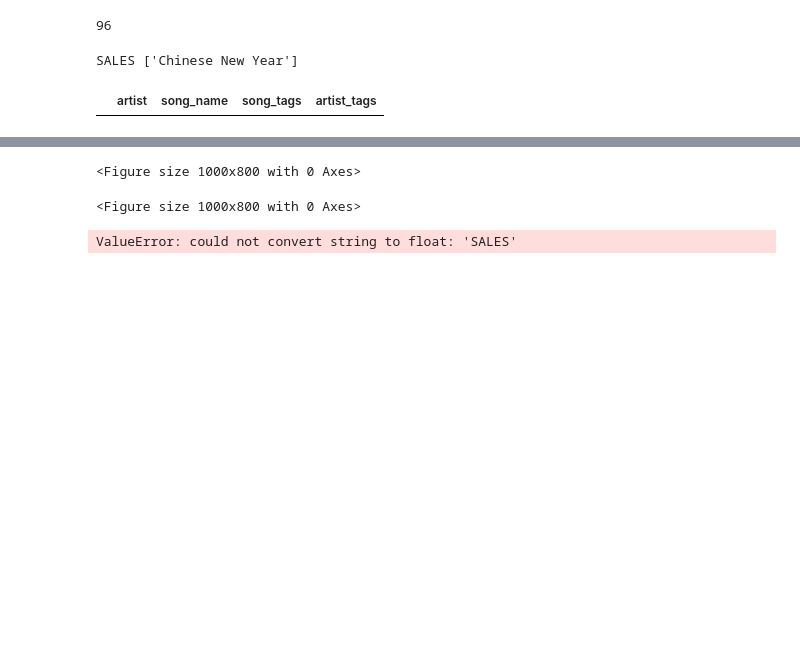
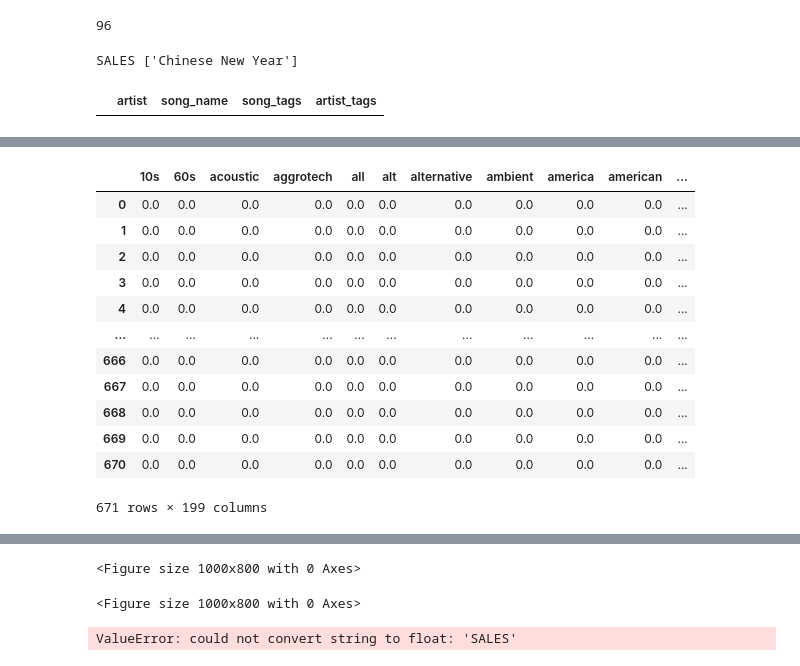
Before and after one commit to carladaza/carladaza.github.io, a Jupyter notebook: song_rec.ipynb, the cells around one changed output, grey strips where cells are left out. Cells and saved outputs as stored; diff of their text form; code cells hidden in the pictures; blank space fills up the shorter version.

```diff
--- a/song_rec.ipynb
+++ b/song_rec.ipynb
@@ -298,0 +299,2 @@ df_artist.tail()
+# %%
+cluster_artists_data = df_artist.to_dict(orient='records')
@@ -298,0 +323,35 @@ df_artist.tail()
+# %%
+# corpus = [d.values for d in cluster_artists_data]
+# vectorizer = TfidfVectorizer()
+# tfidf_matrix = vectorizer.fit_transform(corpus)
+
+# # Feature names (vocabulary)
+# print(vectorizer.get_feature_names_out())
+artists = [d['artist'] for d in cluster_artists_data]
+# tags = [d['artist_tags'].items() for d in cluster_artists_data]
+tags = [item for d in cluster_artists_data for item in d['artist_tags'].keys()]
+# all_tags = list(d.items())
+# 2. Initialize and fit TfidfVectorizer
+vectorizer = TfidfVectorizer()
+tfidf_matrix = vectorizer.fit_transform(tags)
+
+# 3. Create a DataFrame to view IDs alongside vectors
+# get_feature_names_out() retrieves the word labels for each column
+cluster_data = pd.DataFrame(tfidf_matrix.toarray(), columns=vectorizer.get_feature_names_out())
+# cluster_data.insert(0, 'artists', artists)
+# %%
+cluster_data
+# %% [output]
+|  | 10s | 60s | acoustic | aggrotech | all | alt | alternative | ambient | america | american | ... |
+| 0 | 0.0 | 0.0 | 0.0 | 0.0 | 0.0 | 0.0 | 0.0 | 0.0 | 0.0 | 0.0 | ... |
+| 1 | 0.0 | 0.0 | 0.0 | 0.0 | 0.0 | 0.0 | 0.0 | 0.0 | 0.0 | 0.0 | ... |
+| 2 | 0.0 | 0.0 | 0.0 | 0.0 | 0.0 | 0.0 | 0.0 | 0.0 | 0.0 | 0.0 | ... |
+| 3 | 0.0 | 0.0 | 0.0 | 0.0 | 0.0 | 0.0 | 0.0 | 0.0 | 0.0 | 0.0 | ... |
+| 4 | 0.0 | 0.0 | 0.0 | 0.0 | 0.0 | 0.0 | 0.0 | 0.0 | 0.0 | 0.0 | ... |
+| ... | ... | ... | ... | ... | ... | ... | ... | ... | ... | ... | ... |
+| 666 | 0.0 | 0.0 | 0.0 | 0.0 | 0.0 | 0.0 | 0.0 | 0.0 | 0.0 | 0.0 | ... |
+| 667 | 0.0 | 0.0 | 0.0 | 0.0 | 0.0 | 0.0 | 0.0 | 0.0 | 0.0 | 0.0 | ... |
+| 668 | 0.0 | 0.0 | 0.0 | 0.0 | 0.0 | 0.0 | 0.0 | 0.0 | 0.0 | 0.0 | ... |
+| 669 | 0.0 | 0.0 | 0.0 | 0.0 | 0.0 | 0.0 | 0.0 | 0.0 | 0.0 | 0.0 | ... |
+| 670 | 0.0 | 0.0 | 0.0 | 0.0 | 0.0 | 0.0 | 0.0 | 0.0 | 0.0 | 0.0 | ... |
+671 rows × 199 columns
```
Also changed, not shown: parts of 30 cells of this notebook, 5 other files.
